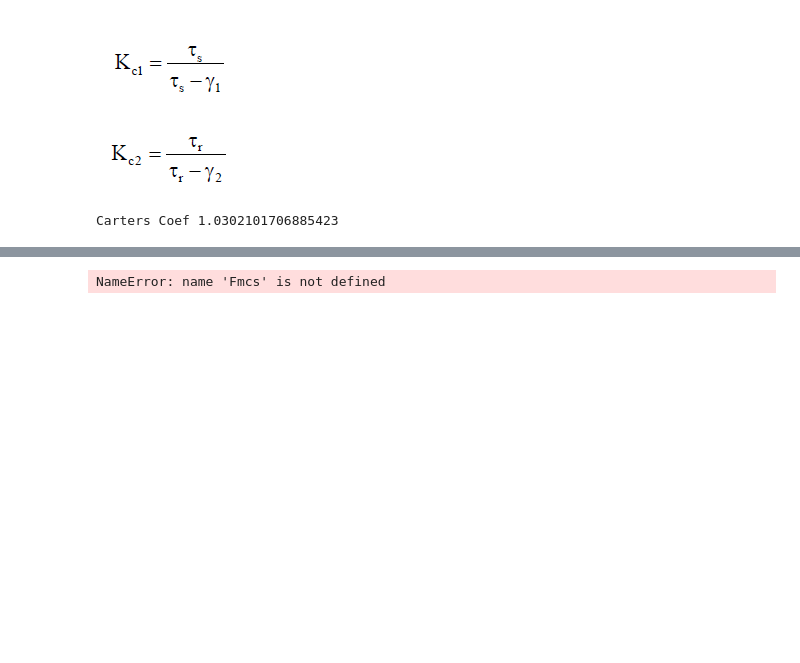
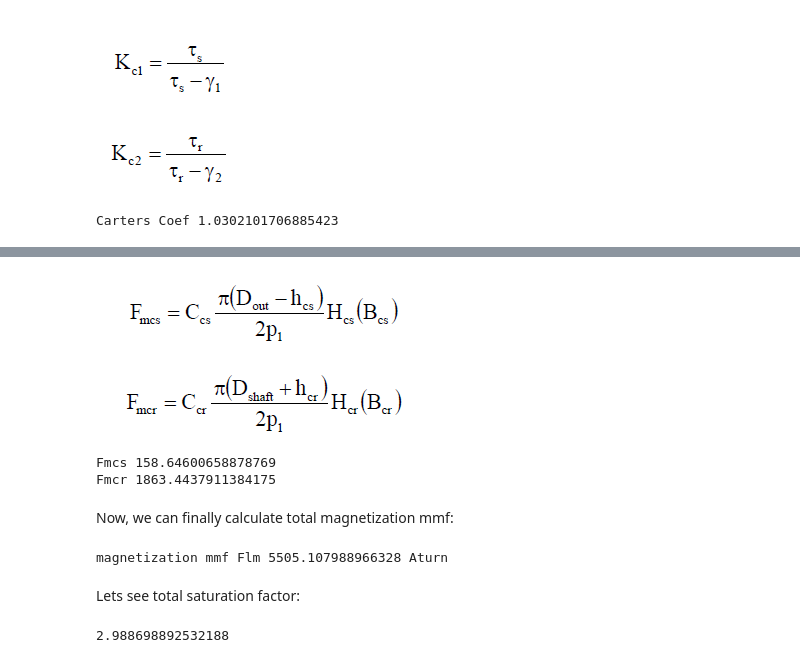
Before and after one commit to odtu/EE564, a Jupyter notebook: TRAIN/Doga/Design of a Train Traction Motor.ipynb, the cells around one changed output, grey strips where cells are left out. Cells and saved outputs as stored; diff of their text form; code cells hidden in the pictures; blank space fills up the shorter version.

```diff
--- a/TRAIN/Doga/Design of a Train Traction Motor.ipynb
+++ b/TRAIN/Doga/Design of a Train Traction Motor.ipynb
@@ -702,5 +713,31 @@ Carters Coef 1.0302101706885423
+# %%
+from IPython.display import Image
+Image(filename='Images/backcoremmfs.png')
+# %% [output]
+[figure, added]
+# %%
+Hcs=117 #for Bcs_new=0.9
+Hcr=2460 #for Bcr=1.6
+
+Fmcs=Ccs*math.pi*(Dout-hcs)*Hcs*Bcs_new
+Fmcr=Ccr*math.pi*(Dshaft-hcr)*Hcr*Bcr
+
+print('Fmcs',Fmcs)
+print('Fmcr',Fmcr)
+# %% [output]
+Fmcs 158.64600658878769
+Fmcr 1863.4437911384175
+# %% [markdown]
+Now, we can finally calculate total magnetization mmf:
 # %%
-Kc=1.2
 Flm=2*(Kc*g*Bg/μo+Fmts+Fmtr+Fmcs+Fmcr)
+print('magnetization mmf Flm',Flm,'Aturn')
 # %% [output]
-NameError: name 'Fmcs' is not defined
+magnetization mmf Flm 5505.107988966328 Aturn
+# %% [markdown]
+Lets see total saturation factor:
+# %%
+Ks=Flm/2/Fmg-1
+print(Ks)
+# %% [output]
+2.988698892532188
```
Also changed, not shown: parts of 54 cells of this notebook, 9 other files.
